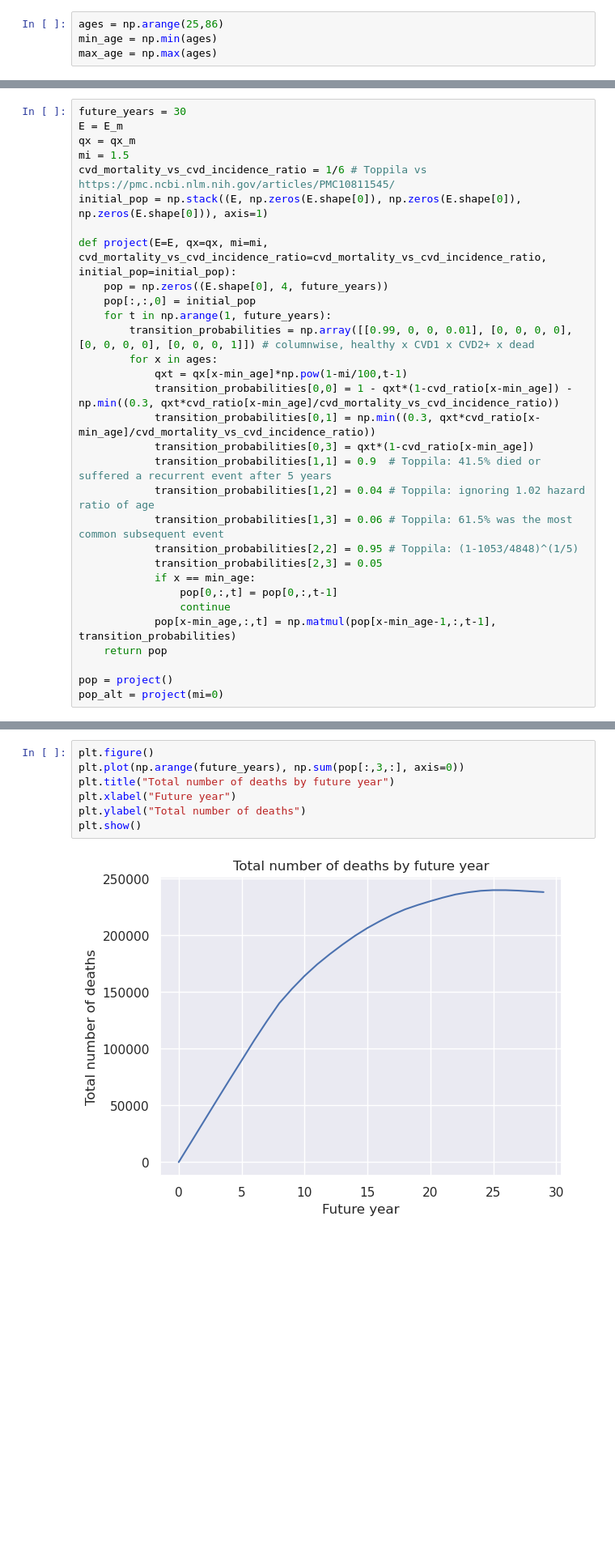
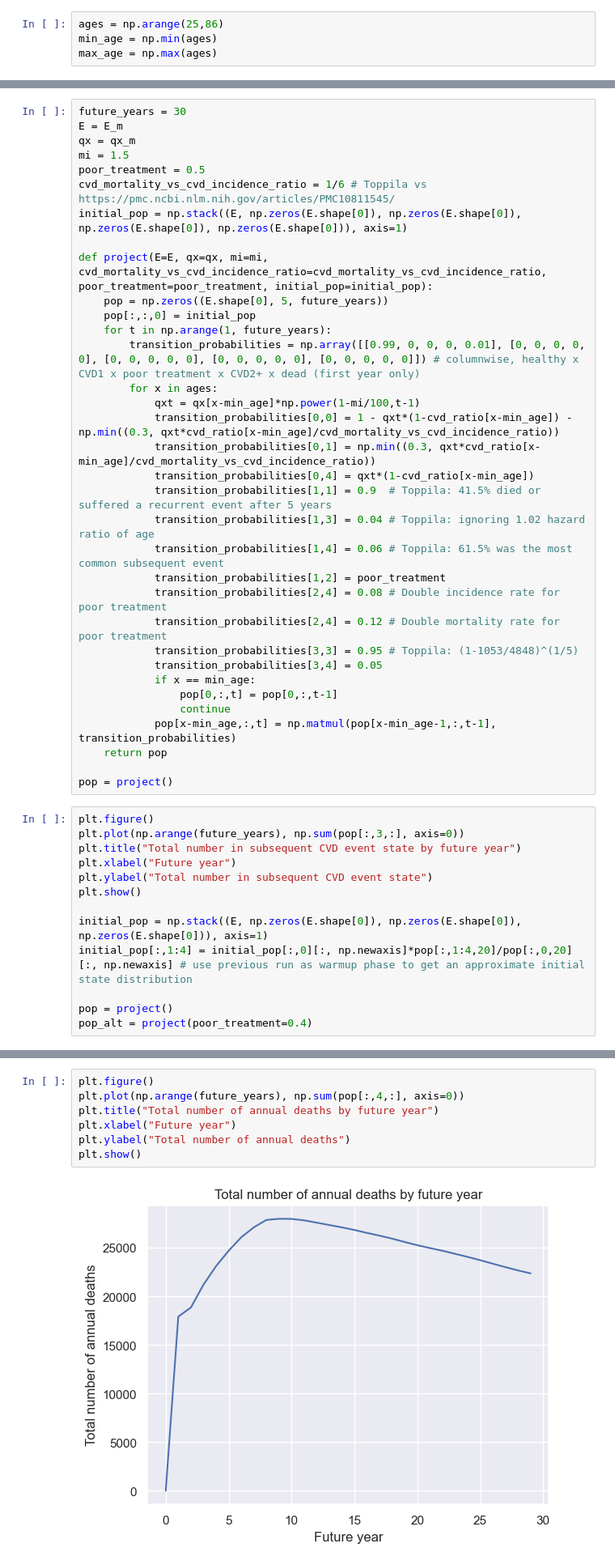
Before and after one commit to michaelReb/elevateHealth, a Jupyter notebook: CVD model/CVD_model.ipynb, the cells around one changed output, grey strips where cells are left out. Shown at 81% size. Cells and saved outputs as stored; diff of their text form; blank space fills up the shorter version.

```diff
--- a/CVD model/CVD_model.ipynb
+++ b/CVD model/CVD_model.ipynb
@@ -117,24 +117,28 @@ future_years = 30
 E = E_m
 qx = qx_m
 mi = 1.5
+poor_treatment = 0.5
 cvd_mortality_vs_cvd_incidence_ratio = 1/6 # Toppila vs https://pmc.ncbi.nlm.nih.gov/articles/PMC10811545/
-initial_pop = np.stack((E, np.zeros(E.shape[0]), np.zeros(E.shape[0]), np.zeros(E.shape[0])), axis=1)
+initial_pop = np.stack((E, np.zeros(E.shape[0]), np.zeros(E.shape[0]), np.zeros(E.shape[0]), np.zeros(E.shape[0])), axis=1)
 
-def project(E=E, qx=qx, mi=mi, cvd_mortality_vs_cvd_incidence_ratio=cvd_mortality_vs_cvd_incidence_ratio, initial_pop=initial_pop):
-    pop = np.zeros((E.shape[0], 4, future_years))
+def project(E=E, qx=qx, mi=mi, cvd_mortality_vs_cvd_incidence_ratio=cvd_mortality_vs_cvd_incidence_ratio, poor_treatment=poor_treatment, initial_pop=initial_pop):
+    pop = np.zeros((E.shape[0], 5, future_years))
     pop[:,:,0] = initial_pop
     for t in np.arange(1, future_years):
-        transition_probabilities = np.array([[0.99, 0, 0, 0.01], [0, 0, 0, 0], [0, 0, 0, 0], [0, 0, 0, 1]]) # columnwise, healthy x CVD1 x CVD2+ x dead
+        transition_probabilities = np.array([[0.99, 0, 0, 0, 0.01], [0, 0, 0, 0, 0], [0, 0, 0, 0, 0], [0, 0, 0, 0, 0], [0, 0, 0, 0, 0]]) # columnwise, healthy x CVD1 x poor treatment x CVD2+ x dead (first year only)
         for x in ages:
-            qxt = qx[x-min_age]*np.pow(1-mi/100,t-1)
+            qxt = qx[x-min_age]*np.power(1-mi/100,t-1)
             transition_probabilities[0,0] = 1 - qxt*(1-cvd_ratio[x-min_age]) - np.min((0.3, qxt*cvd_ratio[x-min_age]/cvd_mortality_vs_cvd_incidence_ratio))
             transition_probabilities[0,1] = np.min((0.3, qxt*cvd_ratio[x-min_age]/cvd_mortality_vs_cvd_incidence_ratio))
-            transition_probabilities[0,3] = qxt*(1-cvd_ratio[x-min_age])
+            transition_probabilities[0,4] = qxt*(1-cvd_ratio[x-min_age])
             transition_probabilities[1,1] = 0.9  # Toppila: 41.5% died or suffered a recurrent event after 5 years
-            transition_probabilities[1,2] = 0.04 # Toppila: ignoring 1.02 hazard ratio of age
-            transition_probabilities[1,3] = 0.06 # Toppila: 61.5% was the most common subsequent event
-            transition_probabilities[2,2] = 0.95 # Toppila: (1-1053/4848)^(1/5)
-            transition_probabilities[2,3] = 0.05
+            transition_probabilities[1,3] = 0.04 # Toppila: ignoring 1.02 hazard ratio of age
+            transition_probabilities[1,4] = 0.06 # Toppila: 61.5% was the most common subsequent event
+            transition_probabilities[1,2] = poor_treatment
+            transition_probabilities[2,4] = 0.08 # Double incidence rate for poor treatment
+            transition_probabilities[2,4] = 0.12 # Double mortality rate for poor treatment
+            transition_probabilities[3,3] = 0.95 # Toppila: (1-1053/4848)^(1/5)
+            transition_probabilities[3,4] = 0.05
             if x == min_age:
                 pop[0,:,t] = pop[0,:,t-1]
                 continue
@@ -142,4 +146,16 @@ def project(E=E, qx=qx, mi=mi, cvd_mortality_vs_cvd_incidence_ratio=cvd_mortalit
     return pop
 
 pop = project()
-pop_alt = project(mi=0)
+# %%
+plt.figure()
+plt.plot(np.arange(future_years), np.sum(pop[:,3,:], axis=0))
+plt.title("Total number in subsequent CVD event state by future year")
+plt.xlabel("Future year")
+plt.ylabel("Total number in subsequent CVD event state")
+plt.show()
+
+initial_pop = np.stack((E, np.zeros(E.shape[0]), np.zeros(E.shape[0]), np.zeros(E.shape[0])), axis=1)
+initial_pop[:,1:4] = initial_pop[:,0][:, np.newaxis]*pop[:,1:4,20]/pop[:,0,20][:, np.newaxis] # use previous run as warmup phase to get an approximate initial state distribution
+
+pop = project()
+pop_alt = project(poor_treatment=0.4)
@@ -164,11 +182,11 @@ plt.show()
 # %%
 plt.figure()
-plt.plot(np.arange(future_years), np.sum(pop[:,3,:], axis=0))
-plt.title("Total number of deaths by future year")
+plt.plot(np.arange(future_years), np.sum(pop[:,4,:], axis=0))
+plt.title("Total number of annual deaths by future year")
 plt.xlabel("Future year")
-plt.ylabel("Total number of deaths")
+plt.ylabel("Total number of annual deaths")
 plt.show()
 # %% [output]
-[figure, old version]
+[figure, new version]
 # %%
 plt.figure()
```
Also changed, not shown: parts of 8 cells of this notebook.
